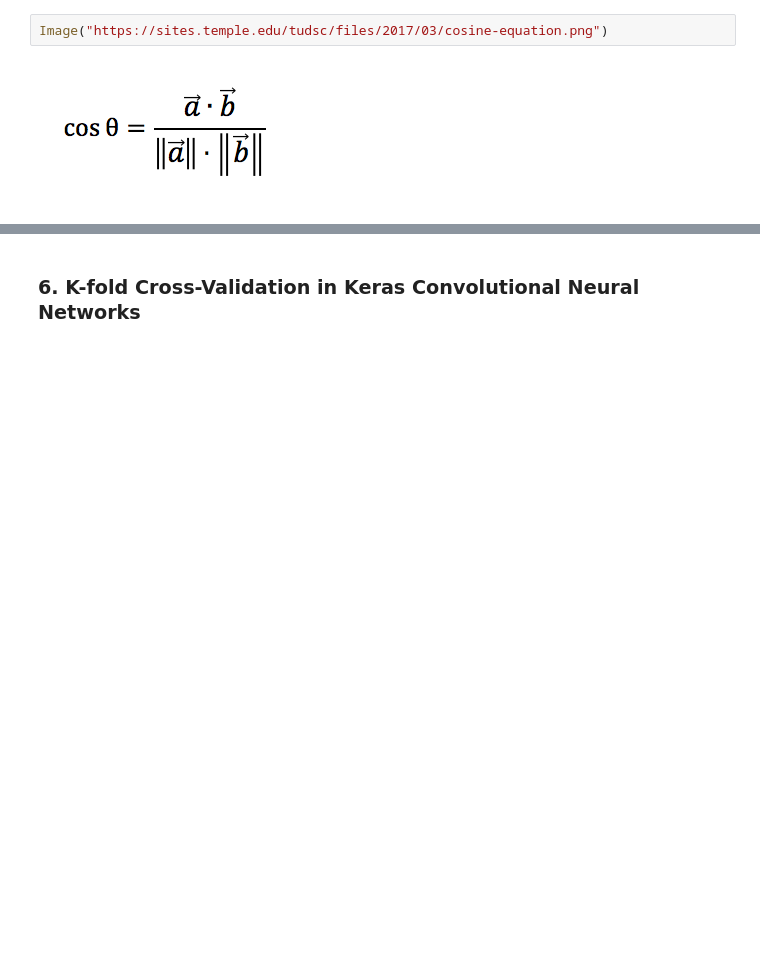
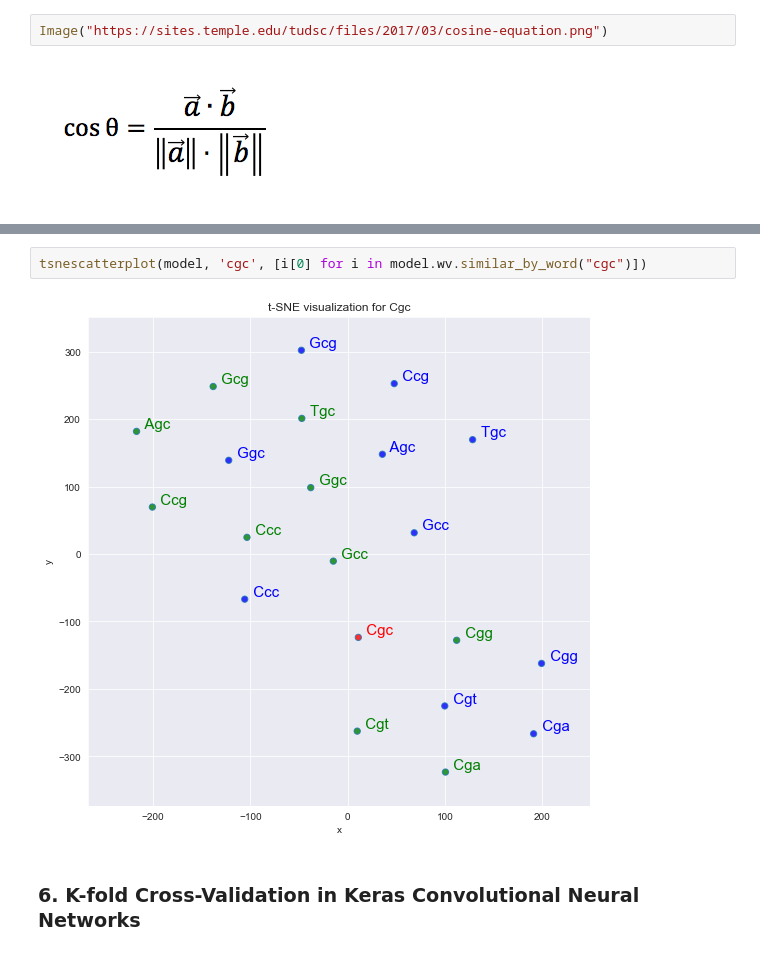
Before and after one commit to sermare/DeepOff, a Jupyter notebook: NLP.ipynb, the cells around one changed output, grey strips where cells are left out. Saved outputs shown, nothing was run; the diff lists cells and outputs as text; blank space fills up the shorter version.

```diff
--- a/NLP.ipynb
+++ b/NLP.ipynb
@@ -273,3 +375,7 @@ display_closestwords_tsnescatterplot(model.wv, 'cac', 100)
+# %%
+tsnescatterplot(model, 'cgc', [i[0] for i in model.wv.similar_by_word("cgc")])
+# %% [output]
+[figure, added]
 # %% [markdown]
 ### 6. K-fold Cross-Validation in Keras Convolutional Neural Networks
 # %% [markdown]
```
Also changed, not shown: parts of 12 cells of this notebook.
